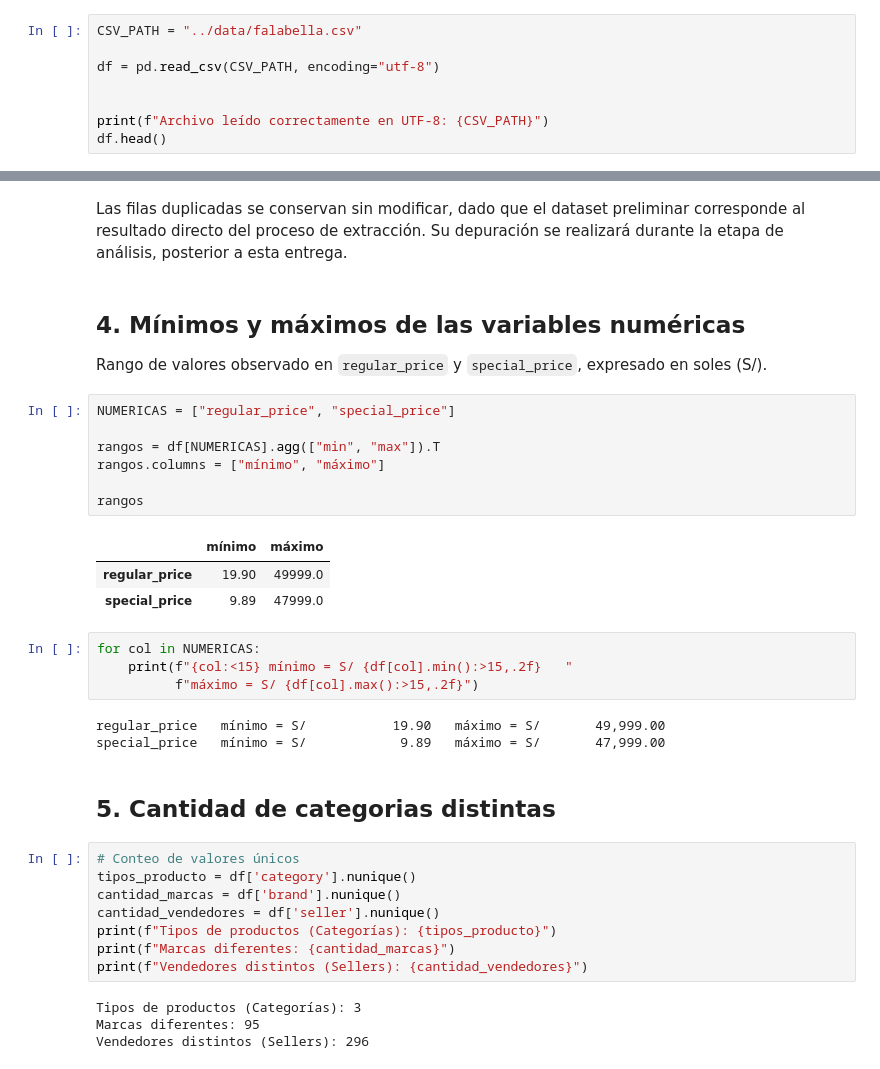
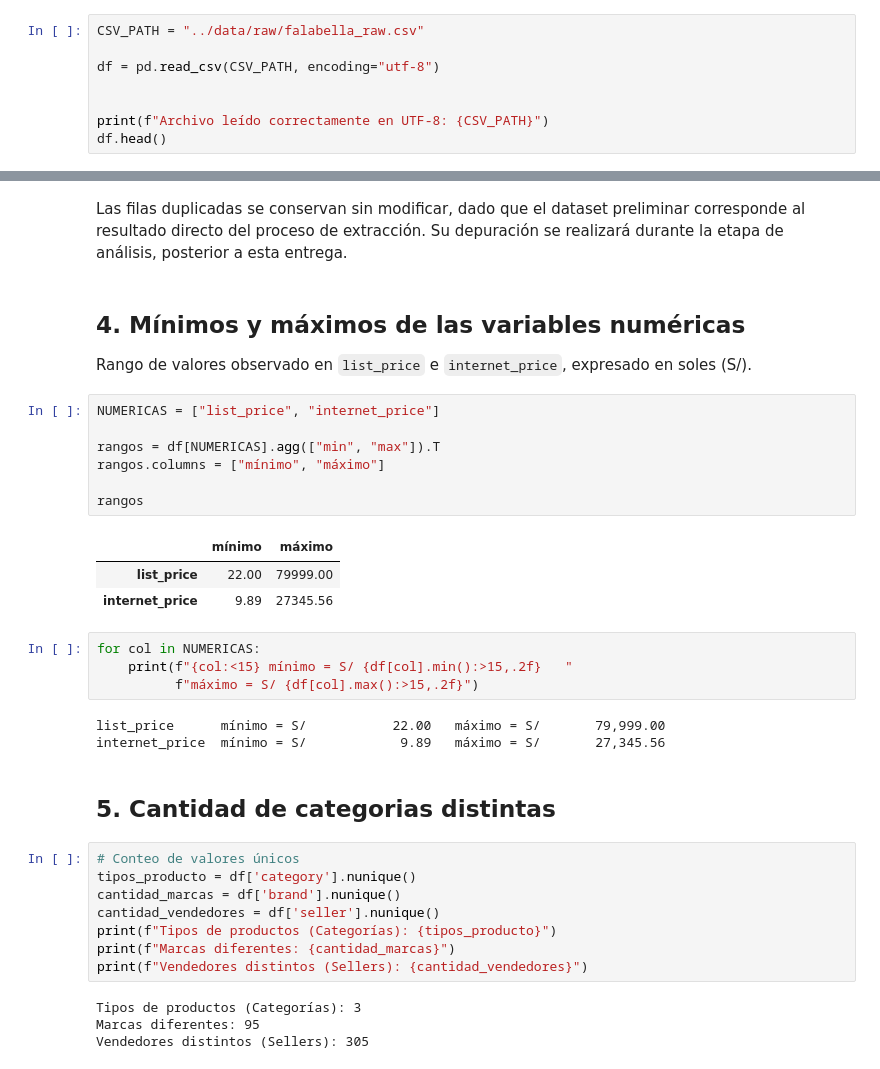
Before and after one commit to gmborjasb/SpiderMarketplace, a Jupyter notebook: notebooks/01_Validation.ipynb, the cells around one changed output, grey strips where cells are left out. Cells and saved outputs as stored; diff of their text form.

```diff
--- a/notebooks/01_Validation.ipynb
+++ b/notebooks/01_Validation.ipynb
@@ -32,7 +32,7 @@ scrapy crawl falabella -o falabella.csv
 Se lee con `encoding="utf-8"` de forma explícita: si el archivo no estuviera en
 esa codificación, esta celda fallaría con un `UnicodeDecodeError`.
 # %%
-CSV_PATH = "../data/falabella.csv"
+CSV_PATH = "../data/raw/falabella_raw.csv"
 
 df = pd.read_csv(CSV_PATH, encoding="utf-8")
 
@@ -153,26 +152,26 @@ realizará durante la etapa de análisis, posterior a esta entrega.
 # %% [markdown]
 ## 4. Mínimos y máximos de las variables numéricas
 
-Rango de valores observado en `regular_price` y `special_price`, expresado en
+Rango de valores observado en `list_price` e `internet_price`, expresado en
 soles (S/).
 # %%
-NUMERICAS = ["regular_price", "special_price"]
+NUMERICAS = ["list_price", "internet_price"]
 
 rangos = df[NUMERICAS].agg(["min", "max"]).T
 rangos.columns = ["mínimo", "máximo"]
 
 rangos
 # %% [output]
 |  | mínimo | máximo |
-| regular_price | 19.90 | 49999.0 |
-| special_price | 9.89 | 47999.0 |
+| list_price | 22.00 | 79999.00 |
+| internet_price | 9.89 | 27345.56 |
 # %%
 for col in NUMERICAS:
     print(f"{col:<15} mínimo = S/ {df[col].min():>15,.2f}   "
           f"máximo = S/ {df[col].max():>15,.2f}")
 # %% [output]
-regular_price   mínimo = S/           19.90   máximo = S/       49,999.00
-special_price   mínimo = S/            9.89   máximo = S/       47,999.00
+list_price      mínimo = S/           22.00   máximo = S/       79,999.00
+internet_price  mínimo = S/            9.89   máximo = S/       27,345.56
 # %% [markdown]
 ## 5. Cantidad de categorias distintas
 # %%
@@ -186,4 +185,4 @@ print(f"Vendedores distintos (Sellers): {cantidad_vendedores}")
 # %% [output]
 Tipos de productos (Categorías): 3
 Marcas diferentes: 95
-Vendedores distintos (Sellers): 296
+Vendedores distintos (Sellers): 305
```
Also changed, not shown: parts of 6 cells of this notebook, 40 other files.
